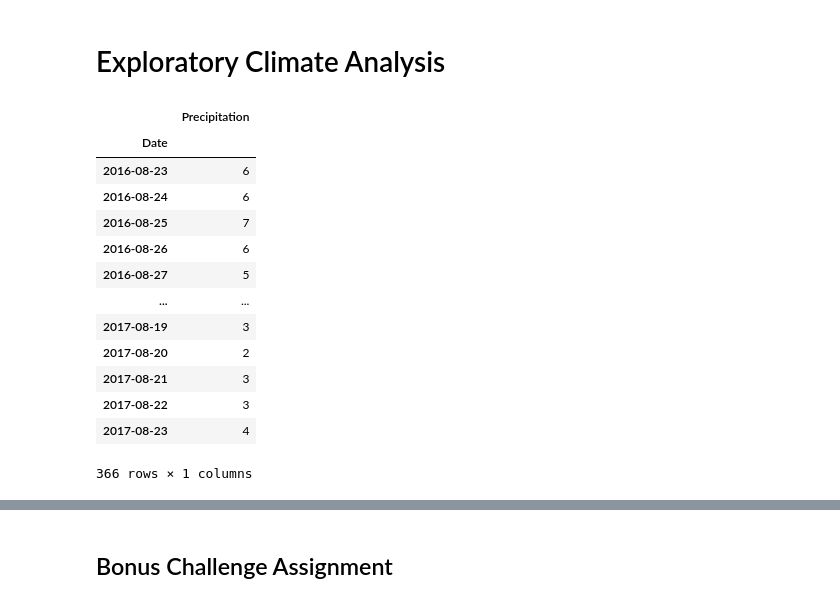
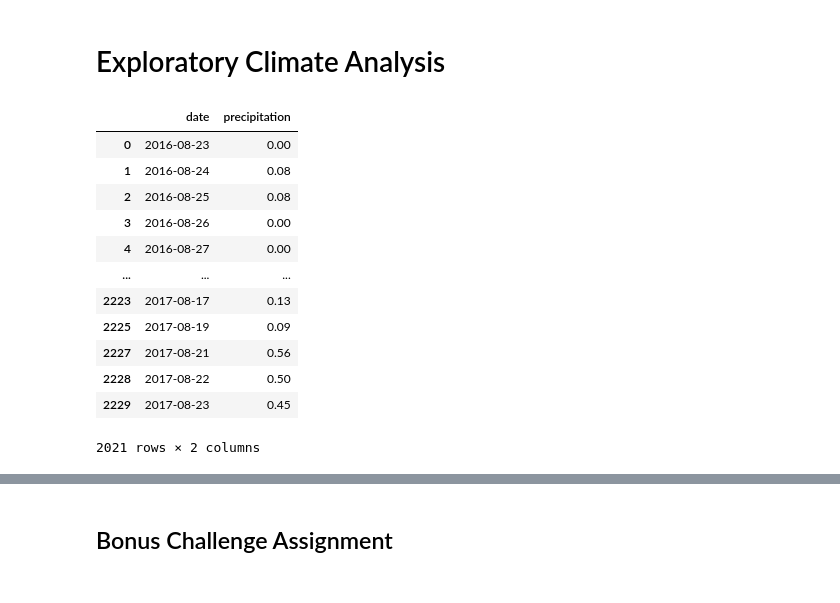
Before and after one commit to Michelin96/sqlalchemy-challenge, a Jupyter notebook: climate.ipynb, the cells around one changed output, grey strips where cells are left out. Drawn from its saved outputs; the diff is of its cells as text; code cells hidden in the pictures.

```diff
--- a/climate.ipynb
+++ b/climate.ipynb
@@ -141,23 +143,32 @@ elevation FLOAT
-# %%
-last_twelve_months = session.query(Measurement.date, Measurement.prcp) \
-.filter(Measurement.date >= '2016-08-23').order_by(Measurement.date).all()
-
-# Save the query results as a Pandas DataFrame and set the index to the date column
-precip_data_df = pd.DataFrame(last_twelve_months, columns=['Date', 'Precipitation'])
-months = precip_data_df.groupby(["Date"]).count()
-months
-# %% [output]
-|  | Precipitation |
-| Date |  |
-| 2016-08-23 | 6 |
-| 2016-08-24 | 6 |
-| 2016-08-25 | 7 |
-| 2016-08-26 | 6 |
-| 2016-08-27 | 5 |
-| ... | ... |
-| 2017-08-19 | 3 |
-| 2017-08-20 | 2 |
-| 2017-08-21 | 3 |
-| 2017-08-22 | 3 |
-| 2017-08-23 | 4 |
-366 rows × 1 columns
+# %%
+# Perform a query to retrieve the date and precipitation scores
+last_twelve_months = engine.execute('SELECT date, prcp FROM measurement \
+WHERE date <= "2017-08-23" AND date >= "2016-08-23"').fetchall()
+
+# Save the query results as a Pandas DataFrame
+precip_data_df = pd.DataFrame(last_twelve_months, columns=['date', 'precipitation'])
+
+#Remove precipitaion scores that are NAN
+precip_data_df = precip_data_df.dropna()
+
+# Convert date column to a date type
+precip_data_df.date = pd.to_datetime(precip_data_df.date)
+
+# # Set the index to the date column
+# precip_data_df.set_index('date', inplace=True)
+# precip_data_df.dtypes
+precip_data_df
+# %% [output]
+|  | date | precipitation |
+| 0 | 2016-08-23 | 0.00 |
+| 1 | 2016-08-24 | 0.08 |
+| 2 | 2016-08-25 | 0.08 |
+| 3 | 2016-08-26 | 0.00 |
+| 4 | 2016-08-27 | 0.00 |
+| ... | ... | ... |
+| 2223 | 2017-08-17 | 0.13 |
+| 2225 | 2017-08-19 | 0.09 |
+| 2227 | 2017-08-21 | 0.56 |
+| 2228 | 2017-08-22 | 0.50 |
+| 2229 | 2017-08-23 | 0.45 |
+2021 rows × 2 columns
```
Also changed, not shown: parts of 7 cells of this notebook.
